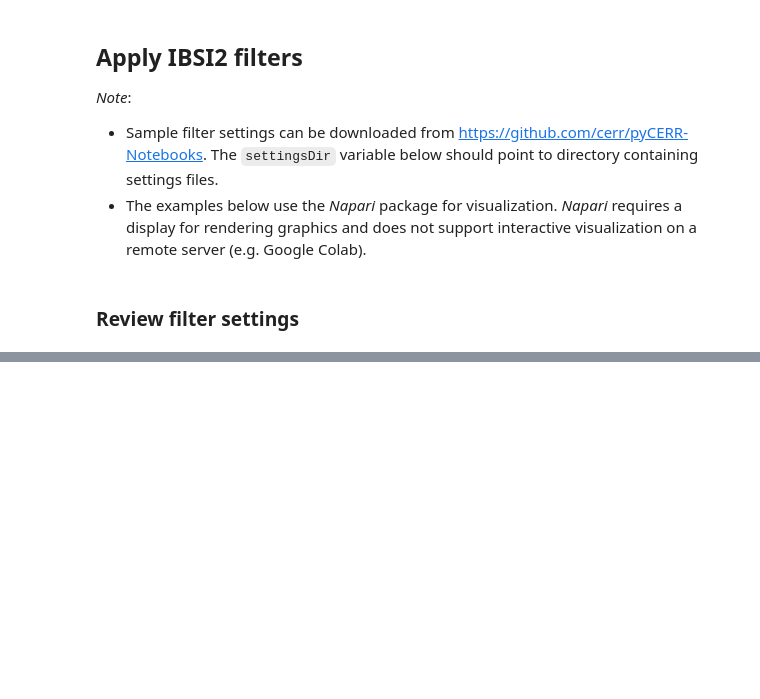
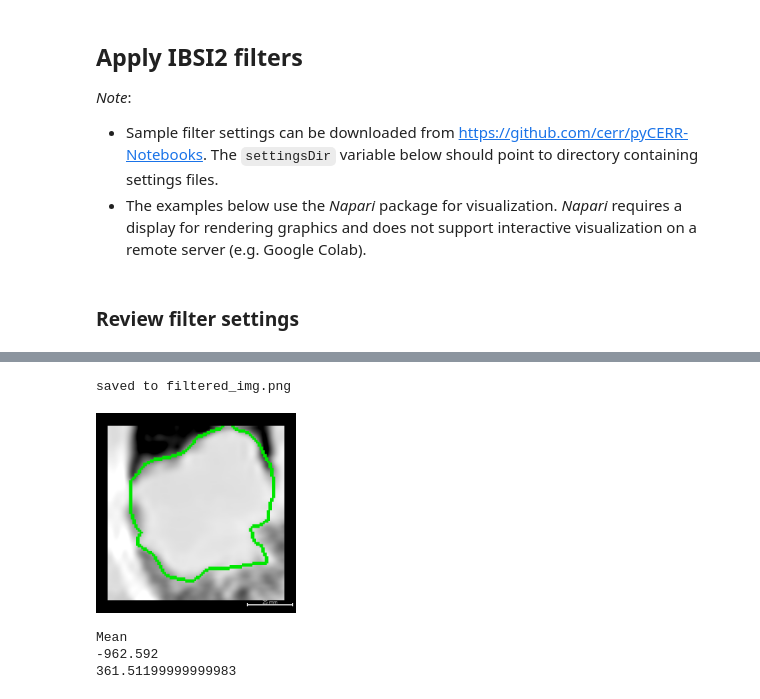
Before and after one commit to cerr/pyCERR-Notebooks, a Jupyter notebook: image_filters_lung_ct.ipynb, the cells around one changed output, grey strips where cells are left out. Cells and saved outputs as stored; diff of their text form; code cells hidden in the pictures; blank space fills up the shorter version.

```diff
--- a/image_filters_lung_ct.ipynb
+++ b/image_filters_lung_ct.ipynb
@@ -55,7 +77,7 @@ options = jsbeautifier.default_options()
 options.indent_size = 4
 
 # Path to JSON settings file with filter parameters
-settingsFile = os.path.join(settingsDir, 'gabor_filter.json')  #Replace with Path to sample mean filter settings file
+settingsFile = os.path.join(settingsDir, 'mean_filter.json')  #Replace with Path to sample mean filter settings file
 paramS, __ = textureUtils.loadSettingsFromFile(settingsFile)
 
 # Display settings
@@ -69 +108,6 @@ filtIdx = len(planC.scan)-1         # Index of filtered scan
+# %%
+import cerr.dataclasses.structure as cerrStr
+structNum = 0
+filteredScanNum = 1
+planC = cerrStr.copyToScan(0, 1, planC)
 # %% [markdown]
@@ -89,15 +135,21 @@ from skimage.io import imsave, imshow
 import numpy as np
 import os
 
-capture_fname = 'filtered_img.png')
+capture_fname = 'filtered_img.png'
 dispScanNum = [filtIdx]
-dispStrNum = []
+dispStrNum = [len(planC.structure)-1]
 dispDoseNum = []
 displayMode = '2d'
 viewer, scan_layer, dose_layer, struct_layer = \
 vwr.show_scan_struct_dose(dispScanNum, dispStrNum, dispDoseNum, planC, displayMode)
+scan_layer[0].opacity = 1
+scan_layer[0].contrast_limits_range = [-800, 200]
+scan_layer[0].contrast_limits = [-800, 200]
+scan_layer[0].gamma = 0.7
+
 screenshot = viewer.screenshot(size =(600, 600))
 viewer.close()
 imsave(capture_fname, screenshot)
 print('saved to '+ capture_fname)
 display(Image(filename=capture_fname, retina=False, width=200, embed=True))
+# %% [output]
@@ -103,0 +158,11 @@ display(Image(filename=capture_fname, retina=False, width=200, embed=True))
+saved to filtered_img.png
+[figure, added]
+# %%
+scan3M = planC.scan[-1].getScanArray()
+print(planC.scan[-1].scanInfo[0].imageType)
+print(scan3M.min())
+print(scan3M.max())
+# %% [output]
+Mean
+-962.592
+361.51199999999983
```
Also changed, not shown: parts of 8 cells of this notebook.
